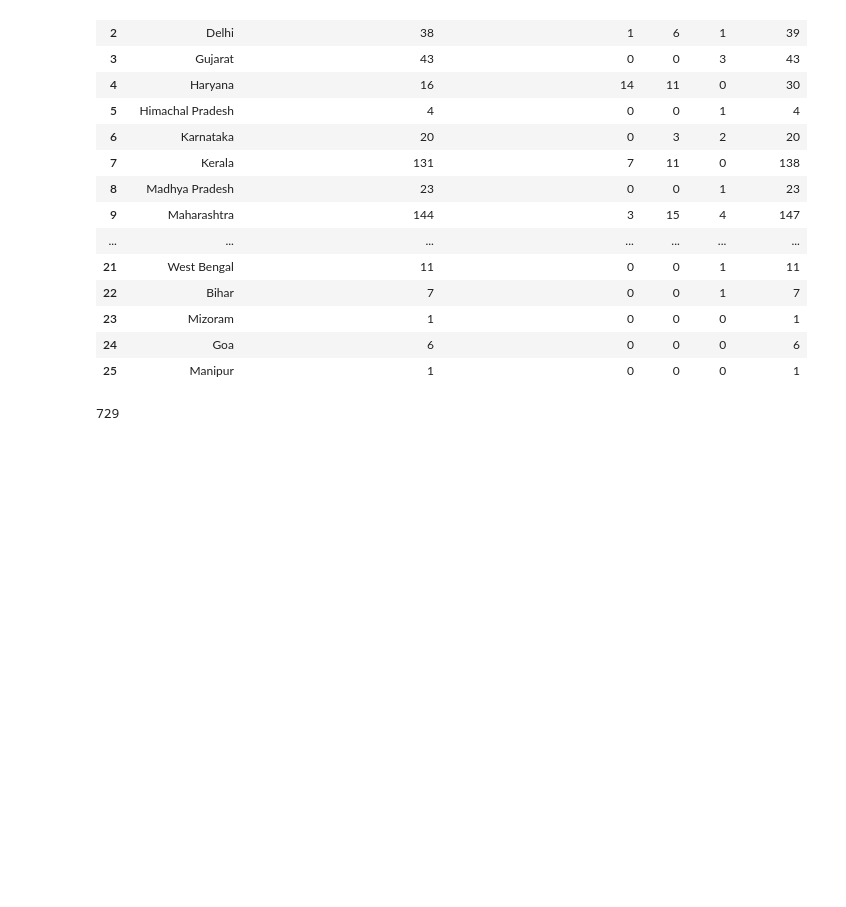
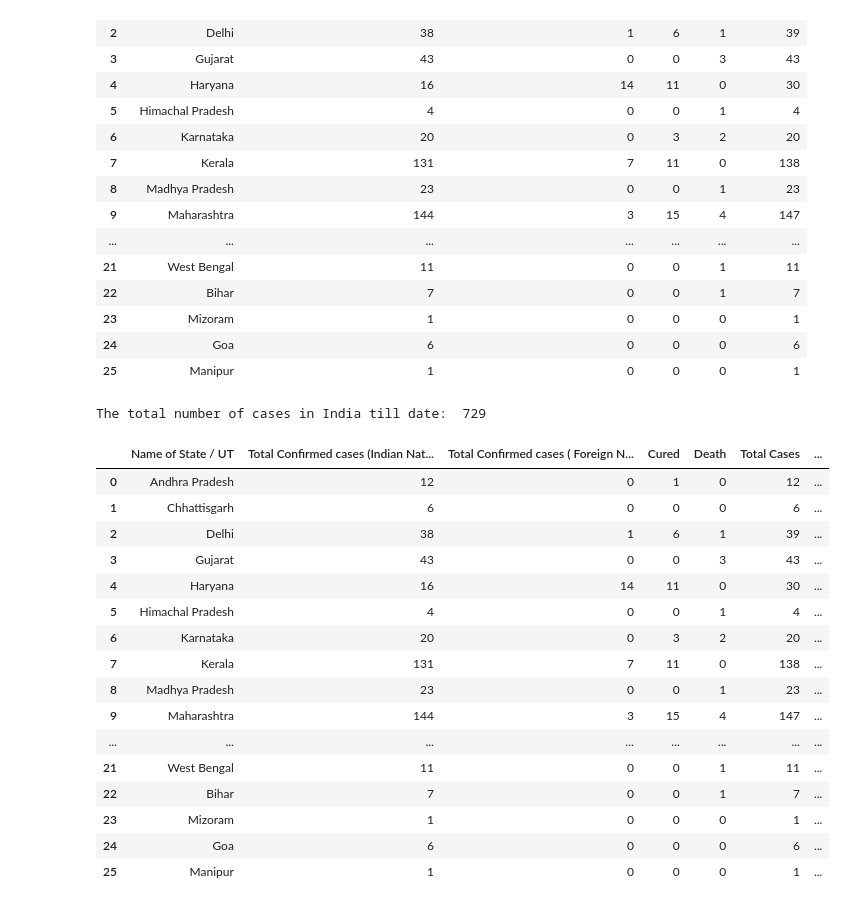
Before and after one commit to lopeselio/COVID-19-Data_Analysis, a Jupyter notebook: COVID-19_DataAnalysis.ipynb, the cells around one changed output. Saved outputs shown, nothing was run; the diff lists cells and outputs as text; code cells hidden in the pictures; blank space fills up the shorter version.

Commit message:
total cases

```diff
--- a/COVID-19_DataAnalysis.ipynb
+++ b/COVID-19_DataAnalysis.ipynb
@@ -85,6 +85,28 @@ df
 | 25 | Manipur | 1 | 0 | 0 | 0 | 1 |
 # %%
 Total_cases_overall = df['Total Cases'].sum()
-print('The total number of cases in India till date: ',Total_cases_overa)
+print('The total number of cases in India till date: ',Total_cases_overall)
 # %% [output]
-729
+The total number of cases in India till date:  729
+# %%
+df['Total Active Cases'] = df['Total Cases'] - df['Cured']- df['Death']
+# %%
+df
+# %% [output]
+|  | Name of State / UT | Total Confirmed cases (Indian Nat... | Total Confirmed cases ( Foreign N... | Cured | Death | Total Cases | ... |
+| 0 | Andhra Pradesh | 12 | 0 | 1 | 0 | 12 | ... |
+| 1 | Chhattisgarh | 6 | 0 | 0 | 0 | 6 | ... |
+| 2 | Delhi | 38 | 1 | 6 | 1 | 39 | ... |
+| 3 | Gujarat | 43 | 0 | 0 | 3 | 43 | ... |
+| 4 | Haryana | 16 | 14 | 11 | 0 | 30 | ... |
+| 5 | Himachal Pradesh | 4 | 0 | 0 | 1 | 4 | ... |
+| 6 | Karnataka | 20 | 0 | 3 | 2 | 20 | ... |
+| 7 | Kerala | 131 | 7 | 11 | 0 | 138 | ... |
+| 8 | Madhya Pradesh | 23 | 0 | 0 | 1 | 23 | ... |
+| 9 | Maharashtra | 144 | 3 | 15 | 4 | 147 | ... |
+| ... | ... | ... | ... | ... | ... | ... | ... |
+| 21 | West Bengal | 11 | 0 | 0 | 1 | 11 | ... |
+| 22 | Bihar | 7 | 0 | 0 | 1 | 7 | ... |
+| 23 | Mizoram | 1 | 0 | 0 | 0 | 1 | ... |
+| 24 | Goa | 6 | 0 | 0 | 0 | 6 | ... |
+| 25 | Manipur | 1 | 0 | 0 | 0 | 1 | ... |
```
Also changed, not shown: parts of 1 cell of this notebook.
